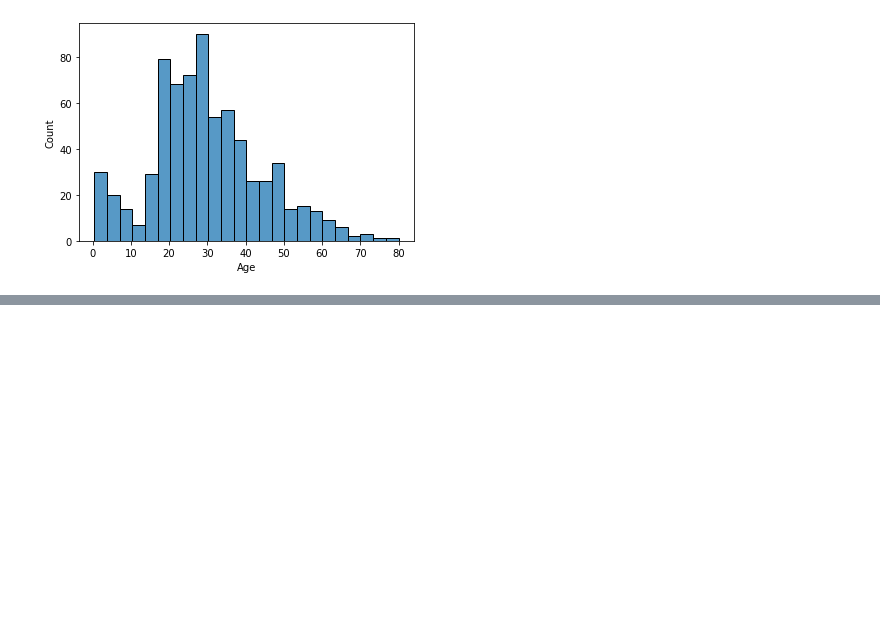
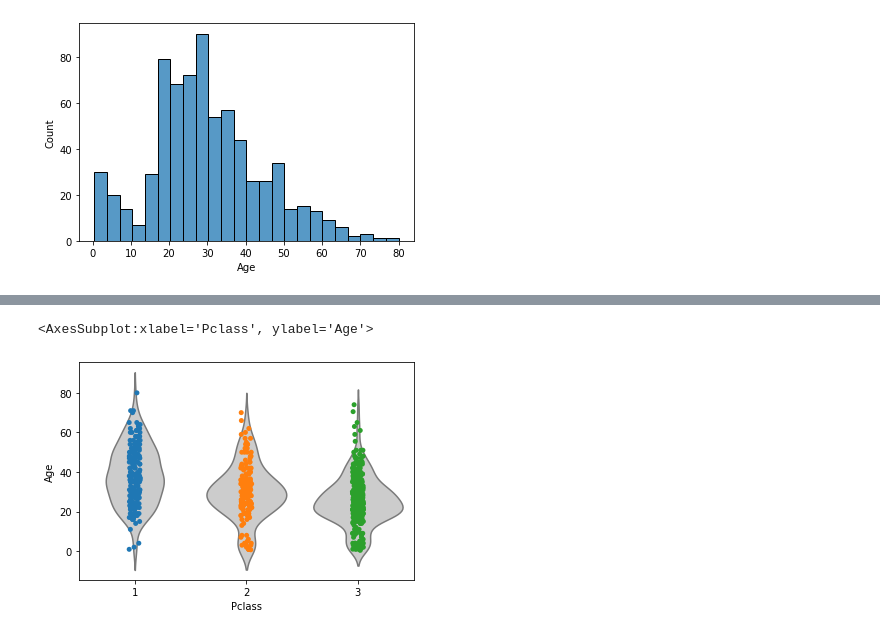
Before and after one commit to JelmerSurewaard/ML, a Jupyter notebook: Titanic/Feature_analysis.ipynb, the cells around one changed output, grey strips where cells are left out. Cells and saved outputs as stored; diff of their text form; code cells hidden in the pictures; blank space fills up the shorter version.

```diff
--- a/Titanic/Feature_analysis.ipynb
+++ b/Titanic/Feature_analysis.ipynb
@@ -29,0 +42,6 @@ sns.histplot(data=df, x='Age', bins=24)
+# %%
+sns.violinplot(data=df, x='Pclass', y='Age', color='.8', inner=None)
+sns.stripplot(data=df, x='Pclass', y='Age', jitter='0.05')
+# %% [output]
+<AxesSubplot:xlabel='Pclass', ylabel='Age'>
+[figure, added]
```
Also changed, not shown: parts of 7 cells of this notebook.
